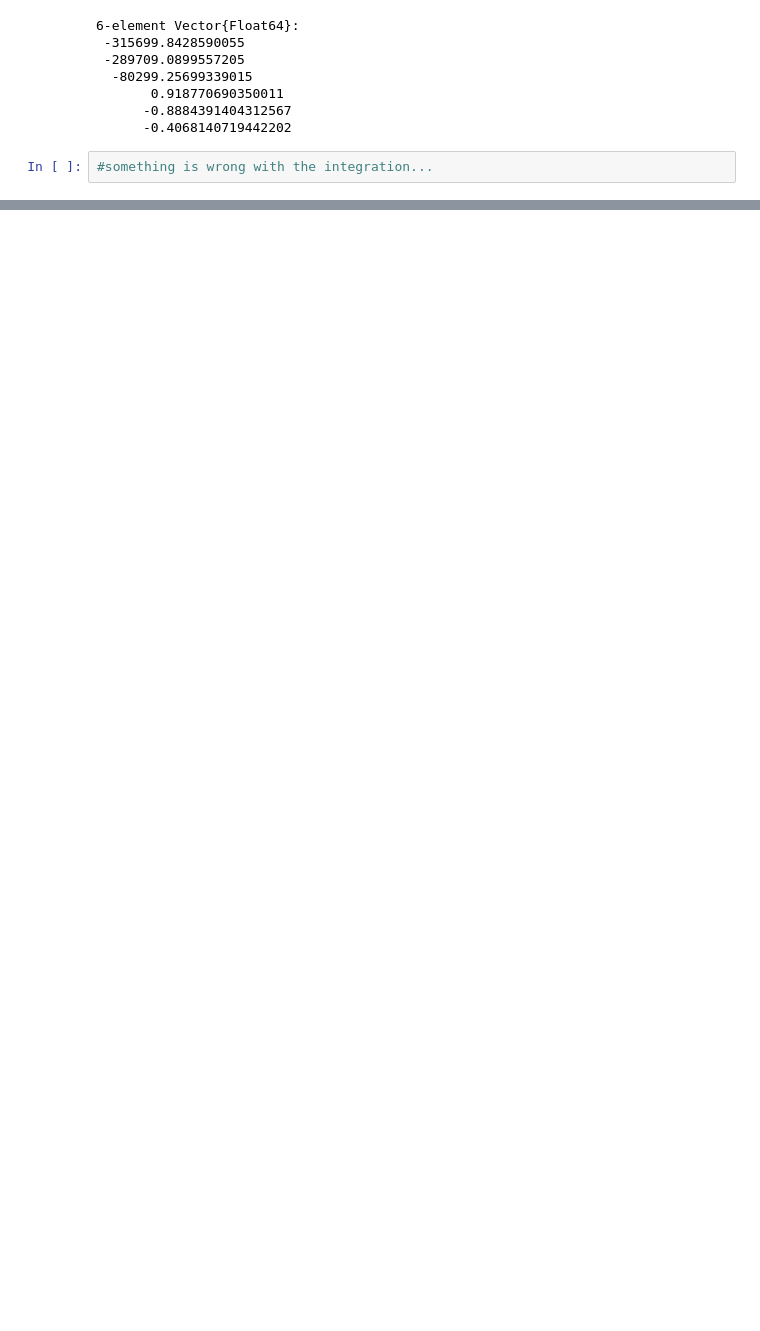
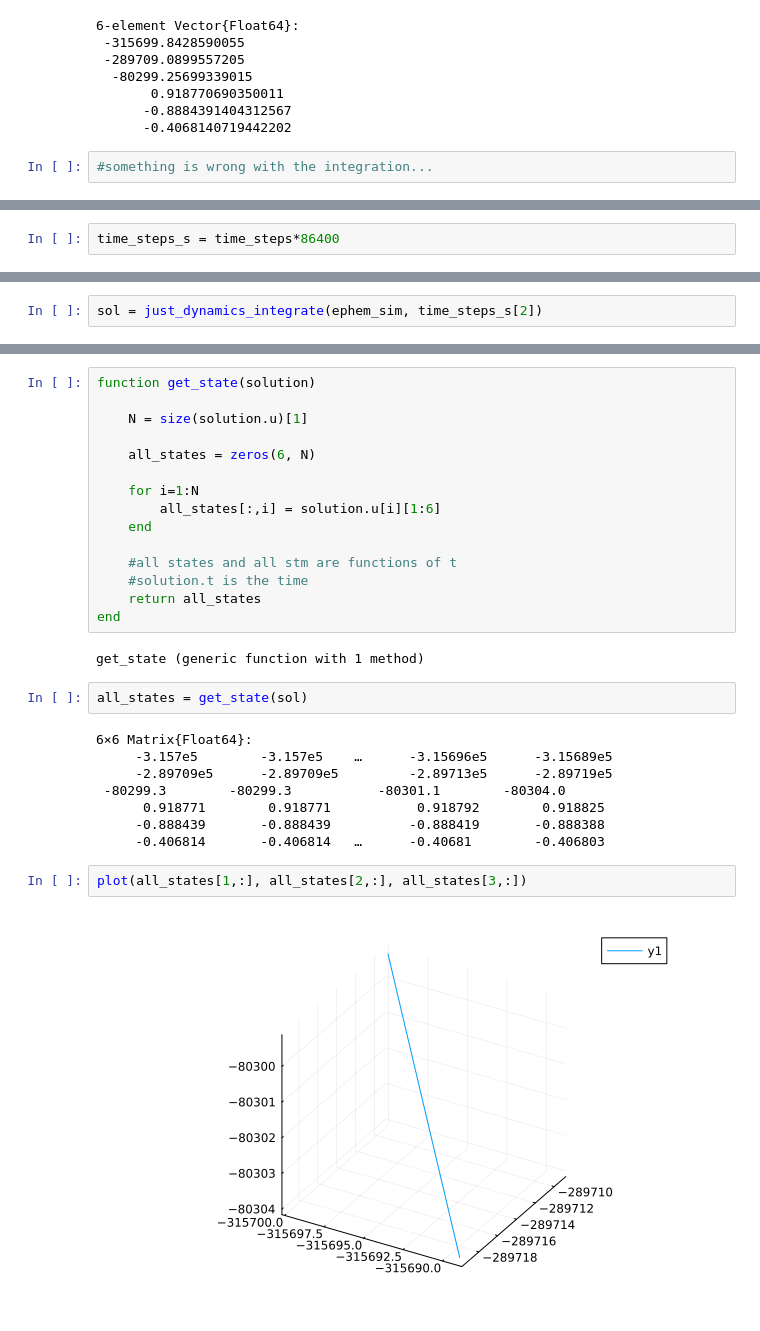
Before and after one commit to vegaf1/convex_mpc_stationkeeping, a Jupyter notebook: ephemeris_transformation.ipynb, the cells around one changed output, grey strips where cells are left out. Drawn from its saved outputs; the diff is of its cells as text; blank space fills up the shorter version.

Commit message:
one step going in the right direction

```diff
--- a/ephemeris_transformation.ipynb
+++ b/ephemeris_transformation.ipynb
@@ -167,0 +239,2 @@ cr3bp_to_ephem(test, 0)
+# %%
+time_steps_s = time_steps*86400
@@ -167,0 +259,2 @@ cr3bp_to_ephem(test, 0)
+# %%
+sol = just_dynamics_integrate(ephem_sim, time_steps_s[2])
@@ -167,0 +278,31 @@ cr3bp_to_ephem(test, 0)
+# %%
+function get_state(solution)
+
+    N = size(solution.u)[1]
+
+    all_states = zeros(6, N)
+
+    for i=1:N
+        all_states[:,i] = solution.u[i][1:6]
+    end
+
+    #all states and all stm are functions of t
+    #solution.t is the time
+    return all_states
+end
+# %% [output]
+get_state (generic function with 1 method)
+# %%
+all_states = get_state(sol)
+# %% [output]
+6×6 Matrix{Float64}:
+     -3.157e5        -3.157e5    …      -3.15696e5      -3.15689e5
+     -2.89709e5      -2.89709e5         -2.89713e5      -2.89719e5
+ -80299.3        -80299.3           -80301.1        -80304.0
+      0.918771        0.918771           0.918792        0.918825
+     -0.888439       -0.888439          -0.888419       -0.888388
+     -0.406814       -0.406814   …      -0.40681        -0.406803
+# %%
+plot(all_states[1,:], all_states[2,:], all_states[3,:])
+# %% [output]
+[figure, added]
```
Also changed, not shown: parts of 18 cells of this notebook.
